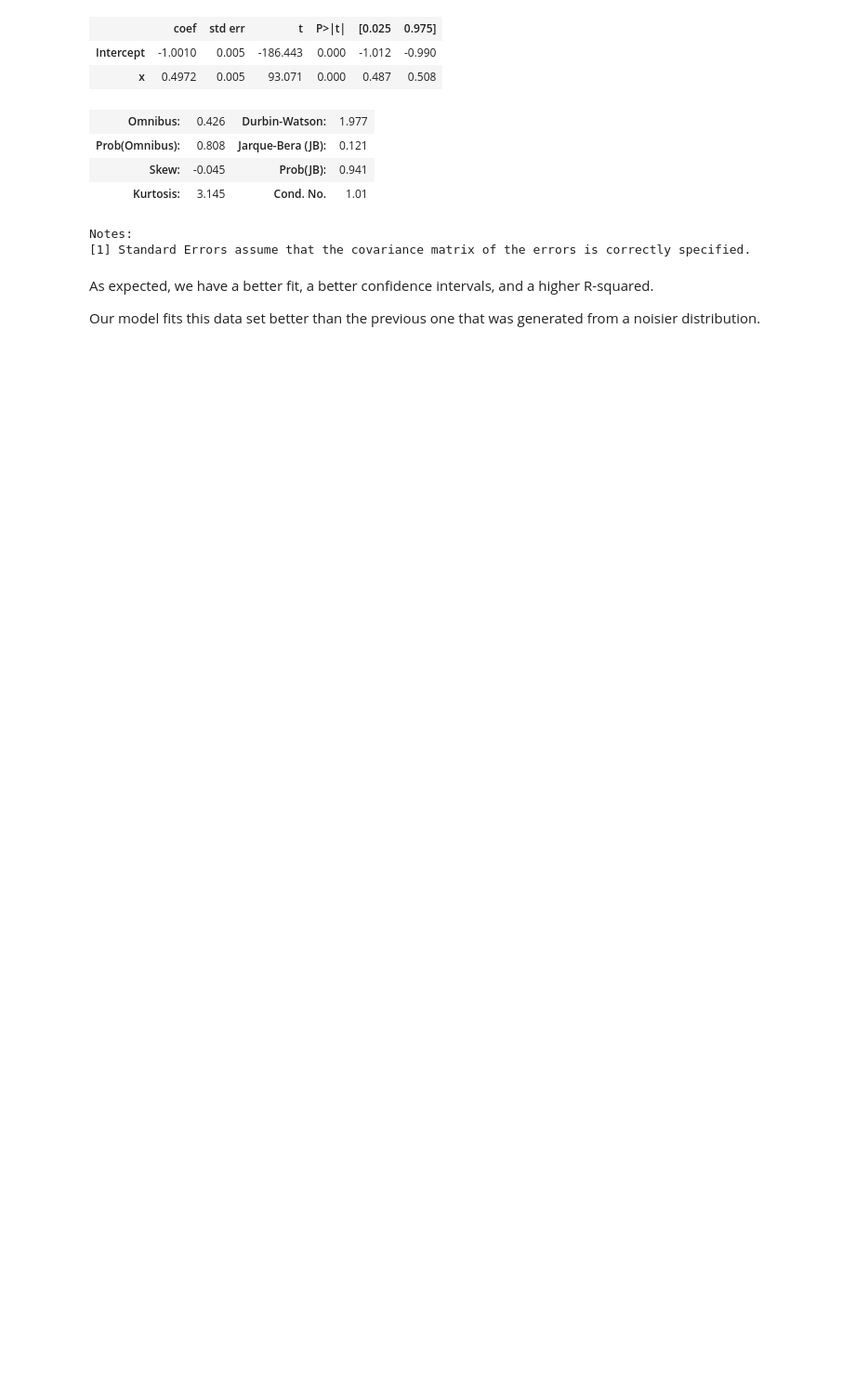
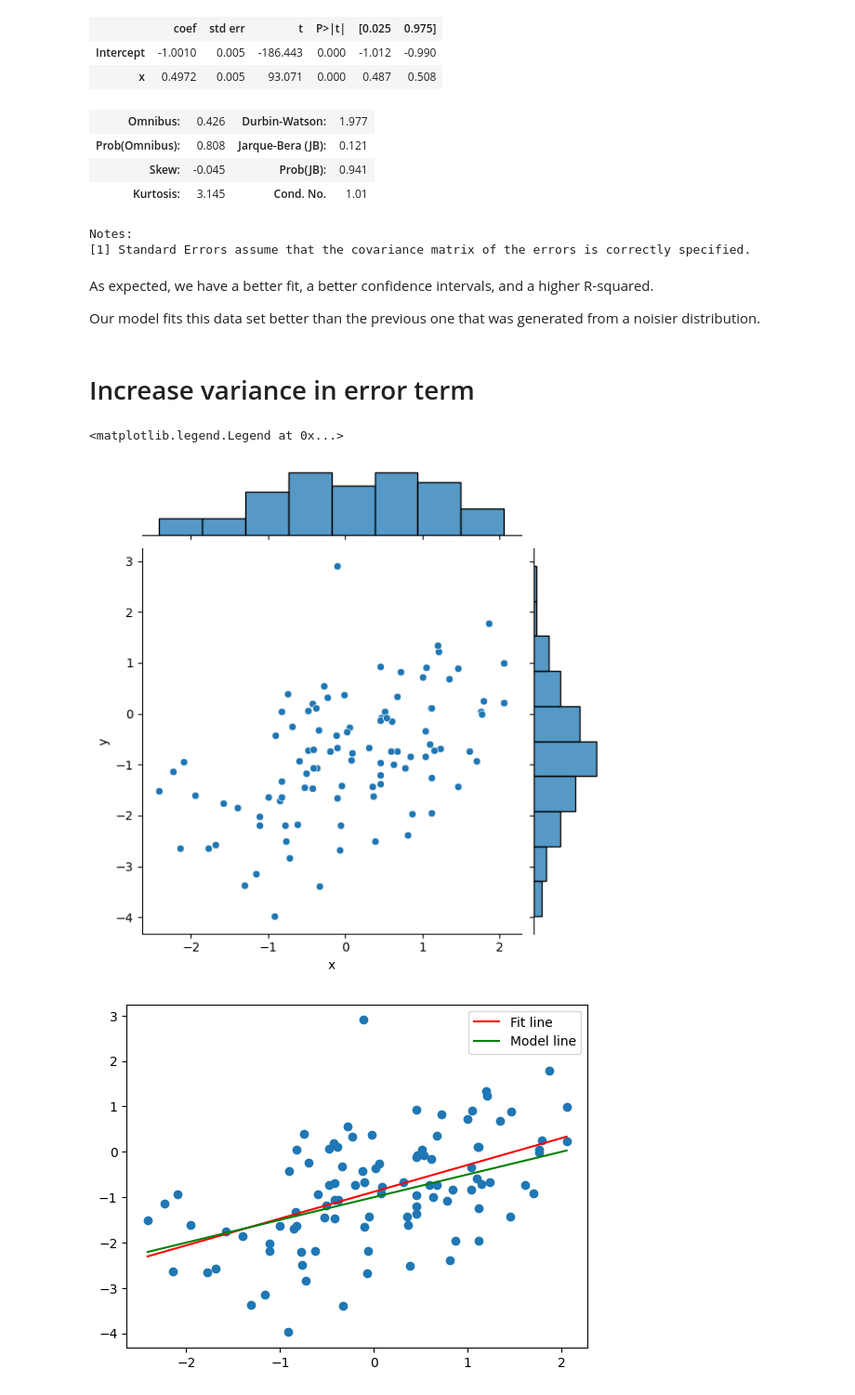
Before and after one commit to MaxBiber/statistics, a Jupyter notebook: simulated_data.ipynb, the cells around one changed output. Shown at 93% size. Drawn from its saved outputs; the diff is of its cells as text; code cells hidden in the pictures; blank space fills up the shorter version.

Commit message:
higher variance

```diff
--- a/simulated_data.ipynb
+++ b/simulated_data.ipynb
@@ -187,3 +187,32 @@ Notes:
 As expected, we have a better fit, a better confidence intervals, and a higher R-squared.
 
 Our model fits this data set better than the previous one that was generated from a noisier distribution.
+# %% [markdown]
+# Increase variance in error term
+# %%
+x = np.random.normal(size=100)
+eps = np.random.normal(scale = 1, size=100)
+y = -1 + .5*x + eps
+
+df = pd.DataFrame({'x': x, 'y': y})
+sns.jointplot(x='x', y='y', data=df)
+
+model = LinearRegression(fit_intercept= True)
+model.fit(x[:, np.newaxis],y)
+
+plt.subplots()
+plt.scatter(df.x, df.y);
+
+
+xfit = np.linspace(df.x.min(), df.x.max(), 100)
+yfit = model.predict(xfit[:, np.newaxis])
+fit, = plt.plot(xfit, yfit, color='r');
+
+xpop = np.linspace(df.x.min(), df.x.max(), 100)
+ypop = -1 + .5*xpop
+pop, = plt.plot(xpop, ypop, color='g');
+plt.legend([fit, pop],['Fit line','Model line'])
+# %% [output]
+<matplotlib.legend.Legend at 0x...>
+[figure, added]
+[figure, added]
```
Also changed, not shown: parts of 5 cells of this notebook.
